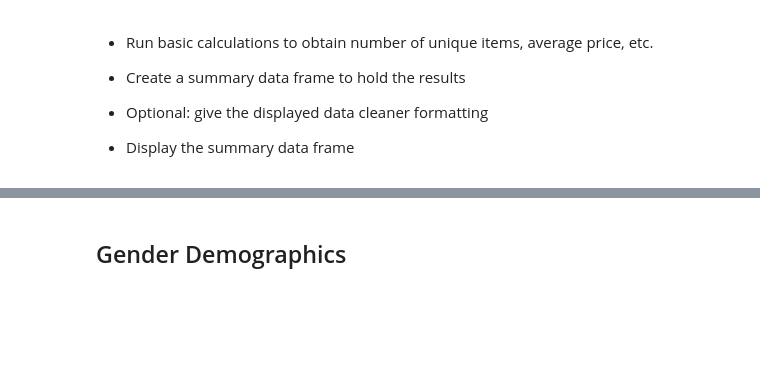
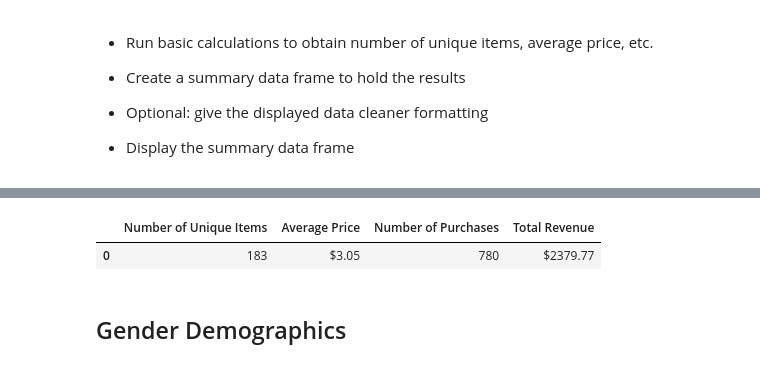
Before and after one commit to sponre01/Homework4_Pandas, a Jupyter notebook: HeroesOfPymoli.ipynb, the cells around one changed output, grey strips where cells are left out. Saved outputs shown, nothing was run; the diff lists cells and outputs as text; code cells hidden in the pictures; blank space fills up the shorter version.

```diff
--- a/HeroesOfPymoli.ipynb
+++ b/HeroesOfPymoli.ipynb
@@ -54,3 +63,23 @@ purchase_data.head()
+# %%
+unique_items = purchase_data['Item ID'].nunique()
+average_price = purchase_data['Price'].mean()
+num_purchases = purchase_data['Purchase ID'].count()
+total_revenue = purchase_data['Price'].sum()
+# %%
+summary_dict = {
+    'Number of Unique Items':[unique_items],
+    'Average Price':[average_price],
+    'Number of Purchases':[num_purchases],
+    'Total Revenue':[total_revenue]
+}
+# %%
+Summary_df = pd.DataFrame(data = summary_dict)
+Summary_df["Average Price"] = Summary_df["Average Price"].map("${:.2f}".format)
+Summary_df["Total Revenue"] = Summary_df["Total Revenue"].map("${:.2f}".format)
+Summary_df
+# %% [output]
+|  | Number of Unique Items | Average Price | Number of Purchases | Total Revenue |
+| 0 | 183 | $3.05 | 780 | $2379.77 |
 # %% [markdown]
 ## Gender Demographics
 # %% [markdown]
```
Also changed, not shown: parts of 10 cells of this notebook.
